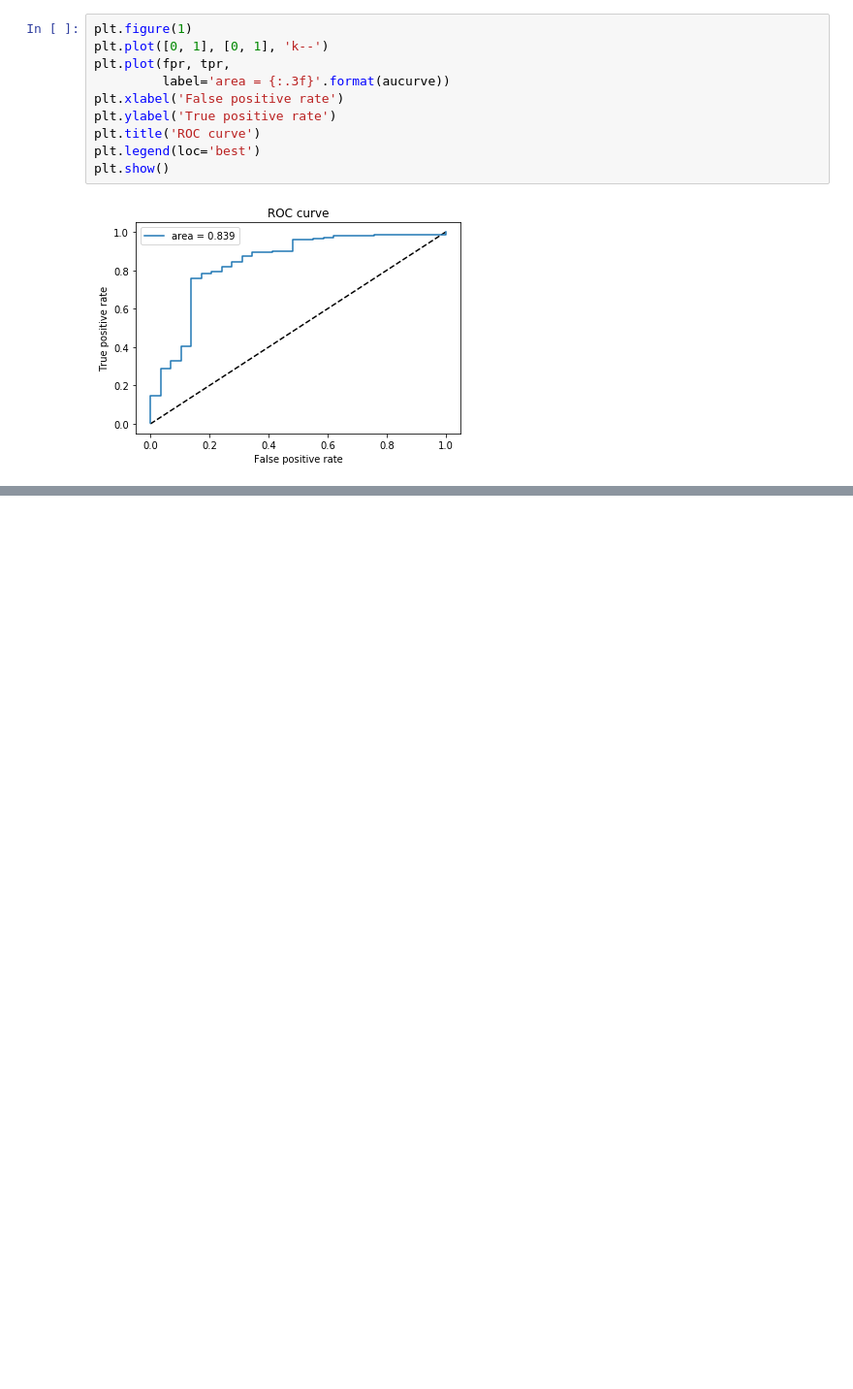
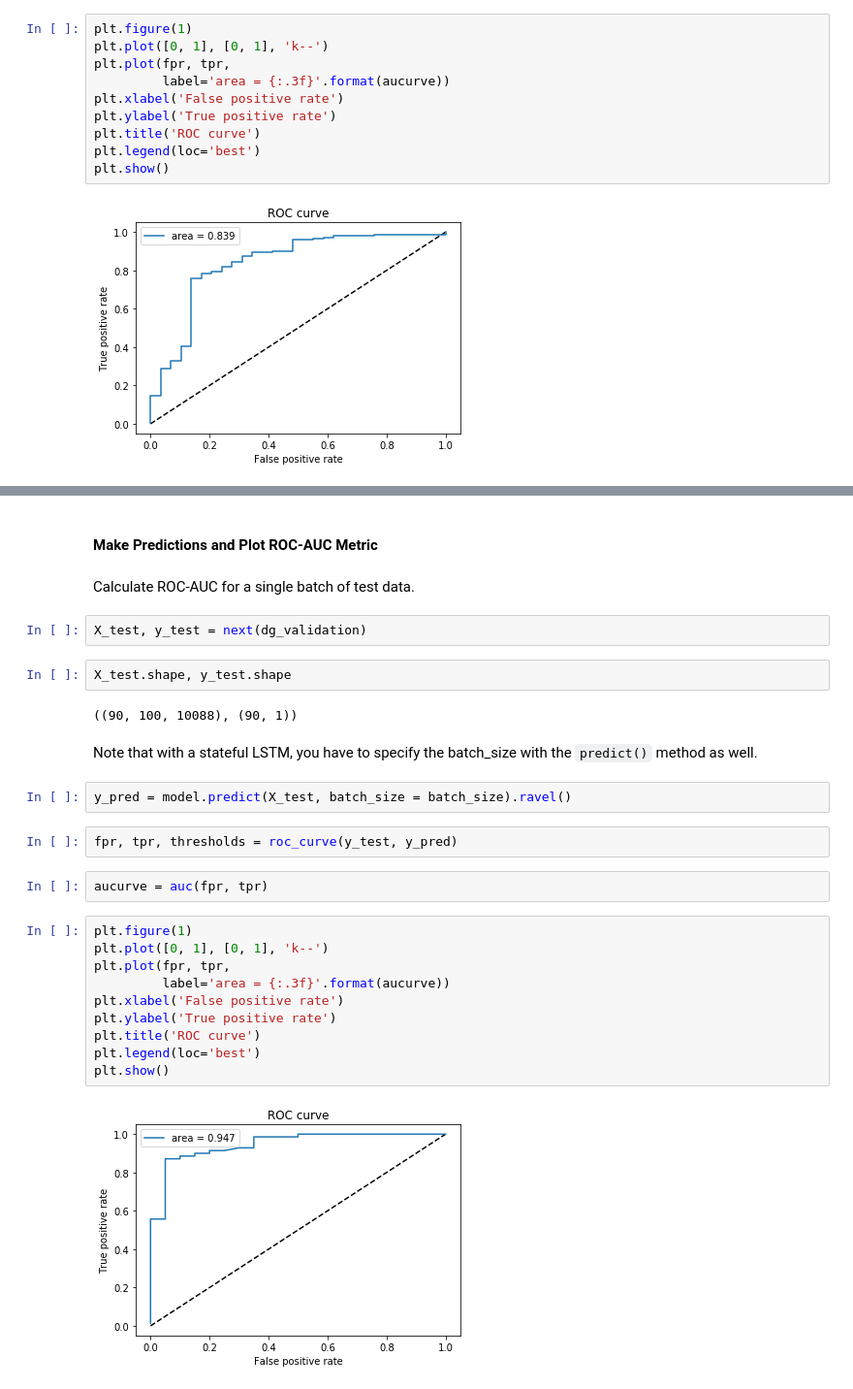
Before and after one commit to crscse8/Anomaly-Detection, a Jupyter notebook: Anomaly Detection with Signal Analysis and LSTMs.ipynb, the cells around one changed output, grey strips where cells are left out. Shown at 97% size. Cells and saved outputs as stored; diff of their text form; blank space fills up the shorter version.

```diff
--- a/Anomaly Detection with Signal Analysis and LSTMs.ipynb
+++ b/Anomaly Detection with Signal Analysis and LSTMs.ipynb
@@ -2438,0 +2528,30 @@ plt.show()
+# %% [markdown]
+#### Make Predictions and Plot ROC-AUC Metric
+# %% [markdown]
+Calculate ROC-AUC for a single batch of test data.
+# %%
+X_test, y_test = next(dg_validation)
+# %%
+X_test.shape, y_test.shape
+# %% [output]
+((90, 100, 10088), (90, 1))
+# %% [markdown]
+Note that with a stateful LSTM, you have to specify the batch_size with the `predict()` method as well.
+# %%
+y_pred = model.predict(X_test, batch_size = batch_size).ravel()
+# %%
+fpr, tpr, thresholds = roc_curve(y_test, y_pred)
+# %%
+aucurve = auc(fpr, tpr)
+# %%
+plt.figure(1)
+plt.plot([0, 1], [0, 1], 'k--')
+plt.plot(fpr, tpr,
+         label='area = {:.3f}'.format(aucurve))
+plt.xlabel('False positive rate')
+plt.ylabel('True positive rate')
+plt.title('ROC curve')
+plt.legend(loc='best')
+plt.show()
+# %% [output]
+[figure, added]
```
Also changed, not shown: parts of 17 cells of this notebook.
